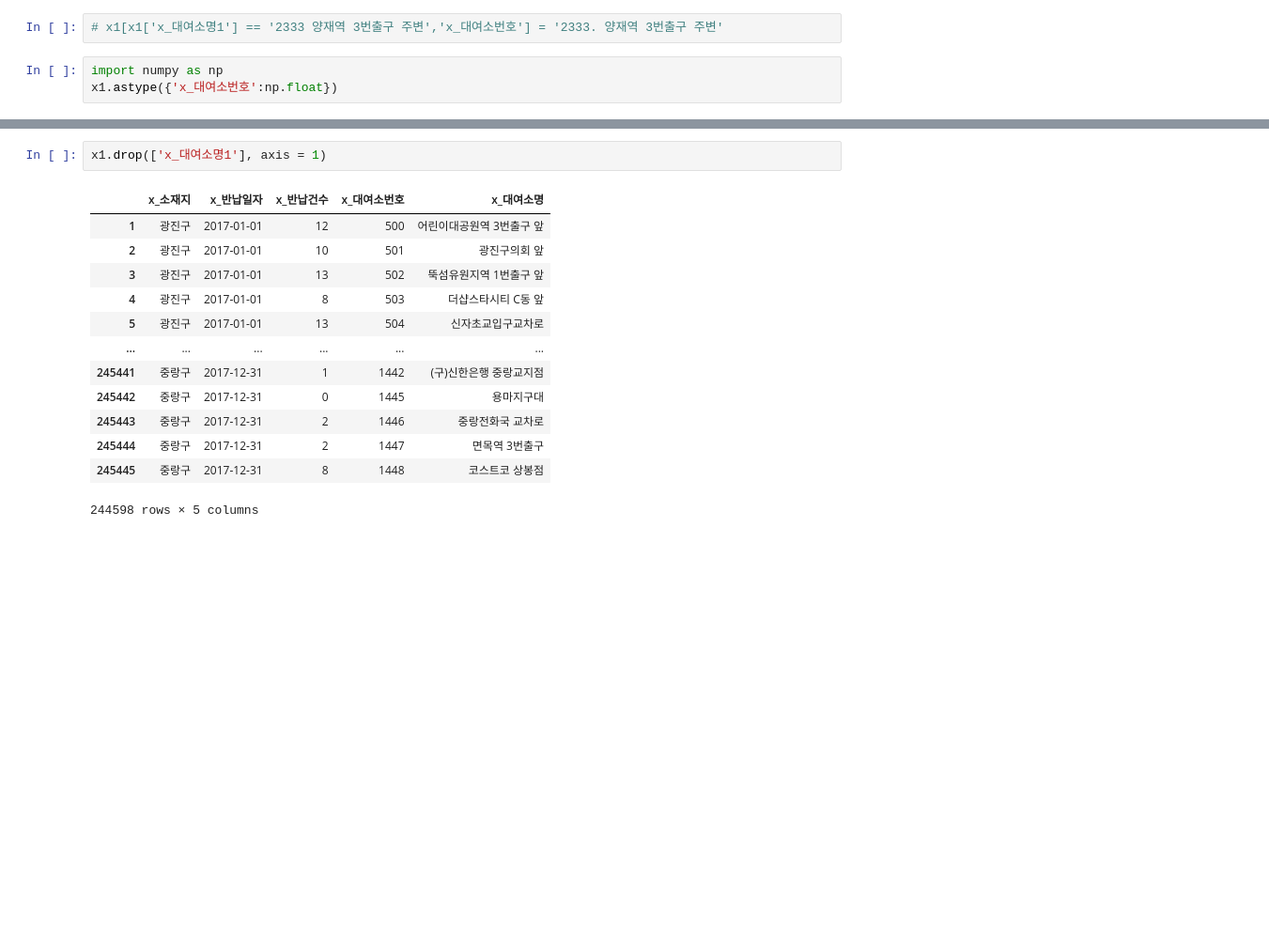
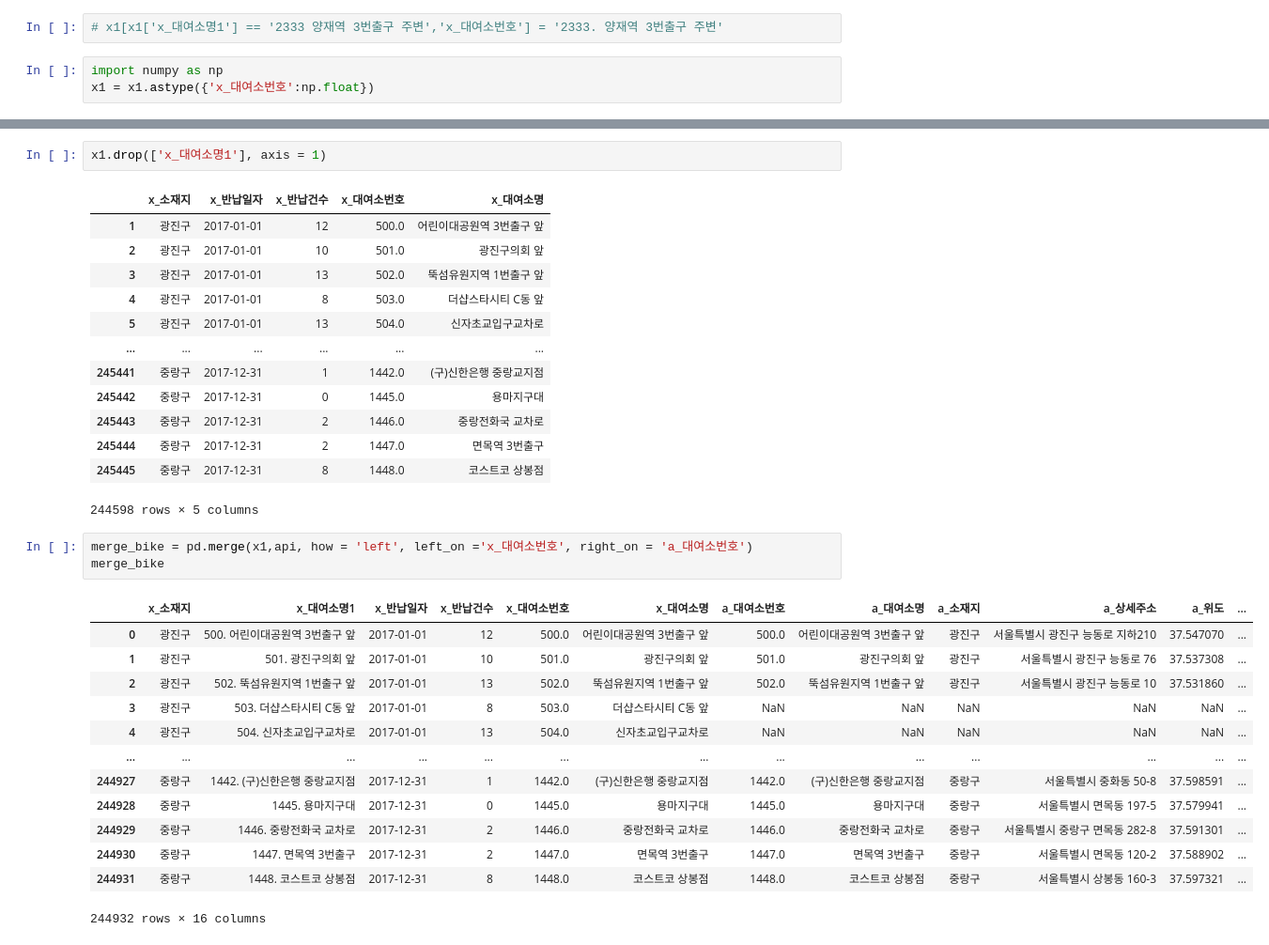
Before and after one commit to dahyun-hey/da_log, a Jupyter notebook: Python/bike_da.ipynb, the cells around one changed output, grey strips where cells are left out. Shown at 94% size. Drawn from its saved outputs; the diff is of its cells as text; blank space fills up the shorter version.

```diff
--- a/Python/bike_da.ipynb
+++ b/Python/bike_da.ipynb
@@ -130,4 +130,4 @@ x1.tail()
 # x1[x1['x_대여소명1'] == '2333 양재역 3번출구 주변','x_대여소번호'] = '2333. 양재역 3번출구 주변'
 # %%
 import numpy as np
-x1.astype({'x_대여소번호':np.float})
+x1 = x1.astype({'x_대여소번호':np.float})
@@ -159,15 +152,32 @@ dtype: object
 x1.drop(['x_대여소명1'], axis = 1)
 # %% [output]
 |  | x_소재지 | x_반납일자 | x_반납건수 | x_대여소번호 | x_대여소명 |
-| 1 | 광진구 | 2017-01-01 | 12 | 500 | 어린이대공원역 3번출구 앞 |
-| 2 | 광진구 | 2017-01-01 | 10 | 501 | 광진구의회 앞 |
-| 3 | 광진구 | 2017-01-01 | 13 | 502 | 뚝섬유원지역 1번출구 앞 |
-| 4 | 광진구 | 2017-01-01 | 8 | 503 | 더샵스타시티 C동 앞 |
-| 5 | 광진구 | 2017-01-01 | 13 | 504 | 신자초교입구교차로 |
+| 1 | 광진구 | 2017-01-01 | 12 | 500.0 | 어린이대공원역 3번출구 앞 |
+| 2 | 광진구 | 2017-01-01 | 10 | 501.0 | 광진구의회 앞 |
+| 3 | 광진구 | 2017-01-01 | 13 | 502.0 | 뚝섬유원지역 1번출구 앞 |
+| 4 | 광진구 | 2017-01-01 | 8 | 503.0 | 더샵스타시티 C동 앞 |
+| 5 | 광진구 | 2017-01-01 | 13 | 504.0 | 신자초교입구교차로 |
 | ... | ... | ... | ... | ... | ... |
-| 245441 | 중랑구 | 2017-12-31 | 1 | 1442 | (구)신한은행 중랑교지점 |
-| 245442 | 중랑구 | 2017-12-31 | 0 | 1445 | 용마지구대 |
-| 245443 | 중랑구 | 2017-12-31 | 2 | 1446 | 중랑전화국 교차로 |
-| 245444 | 중랑구 | 2017-12-31 | 2 | 1447 | 면목역 3번출구 |
-| 245445 | 중랑구 | 2017-12-31 | 8 | 1448 | 코스트코 상봉점 |
+| 245441 | 중랑구 | 2017-12-31 | 1 | 1442.0 | (구)신한은행 중랑교지점 |
+| 245442 | 중랑구 | 2017-12-31 | 0 | 1445.0 | 용마지구대 |
+| 245443 | 중랑구 | 2017-12-31 | 2 | 1446.0 | 중랑전화국 교차로 |
+| 245444 | 중랑구 | 2017-12-31 | 2 | 1447.0 | 면목역 3번출구 |
+| 245445 | 중랑구 | 2017-12-31 | 8 | 1448.0 | 코스트코 상봉점 |
 244598 rows × 5 columns
+# %%
+merge_bike = pd.merge(x1,api, how = 'left', left_on ='x_대여소번호', right_on = 'a_대여소번호')
+merge_bike
+# %% [output]
+|  | x_소재지 | x_대여소명1 | x_반납일자 | x_반납건수 | x_대여소번호 | x_대여소명 | a_대여소번호 | a_대여소명 | a_소재지 | a_상세주소 | a_위도 | ... |
+| 0 | 광진구 | 500. 어린이대공원역 3번출구 앞 | 2017-01-01 | 12 | 500.0 | 어린이대공원역 3번출구 앞 | 500.0 | 어린이대공원역 3번출구 앞 | 광진구 | 서울특별시 광진구 능동로 지하210 | 37.547070 | ... |
+| 1 | 광진구 | 501. 광진구의회 앞 | 2017-01-01 | 10 | 501.0 | 광진구의회 앞 | 501.0 | 광진구의회 앞 | 광진구 | 서울특별시 광진구 능동로 76 | 37.537308 | ... |
+| 2 | 광진구 | 502. 뚝섬유원지역 1번출구 앞 | 2017-01-01 | 13 | 502.0 | 뚝섬유원지역 1번출구 앞 | 502.0 | 뚝섬유원지역 1번출구 앞 | 광진구 | 서울특별시 광진구 능동로 10 | 37.531860 | ... |
+| 3 | 광진구 | 503. 더샵스타시티 C동 앞 | 2017-01-01 | 8 | 503.0 | 더샵스타시티 C동 앞 | NaN | NaN | NaN | NaN | NaN | ... |
+| 4 | 광진구 | 504. 신자초교입구교차로 | 2017-01-01 | 13 | 504.0 | 신자초교입구교차로 | NaN | NaN | NaN | NaN | NaN | ... |
+| ... | ... | ... | ... | ... | ... | ... | ... | ... | ... | ... | ... | ... |
+| 244927 | 중랑구 | 1442. (구)신한은행 중랑교지점 | 2017-12-31 | 1 | 1442.0 | (구)신한은행 중랑교지점 | 1442.0 | (구)신한은행 중랑교지점 | 중랑구 | 서울특별시 중화동 50-8 | 37.598591 | ... |
+| 244928 | 중랑구 | 1445. 용마지구대 | 2017-12-31 | 0 | 1445.0 | 용마지구대 | 1445.0 | 용마지구대 | 중랑구 | 서울특별시 면목동 197-5 | 37.579941 | ... |
+| 244929 | 중랑구 | 1446. 중랑전화국 교차로 | 2017-12-31 | 2 | 1446.0 | 중랑전화국 교차로 | 1446.0 | 중랑전화국 교차로 | 중랑구 | 서울특별시 중랑구 면목동 282-8 | 37.591301 | ... |
+| 244930 | 중랑구 | 1447. 면목역 3번출구 | 2017-12-31 | 2 | 1447.0 | 면목역 3번출구 | 1447.0 | 면목역 3번출구 | 중랑구 | 서울특별시 면목동 120-2 | 37.588902 | ... |
+| 244931 | 중랑구 | 1448. 코스트코 상봉점 | 2017-12-31 | 8 | 1448.0 | 코스트코 상봉점 | 1448.0 | 코스트코 상봉점 | 중랑구 | 서울특별시 상봉동 160-3 | 37.597321 | ... |
+244932 rows × 16 columns
```
Also changed, not shown: parts of 2 cells of this notebook.
